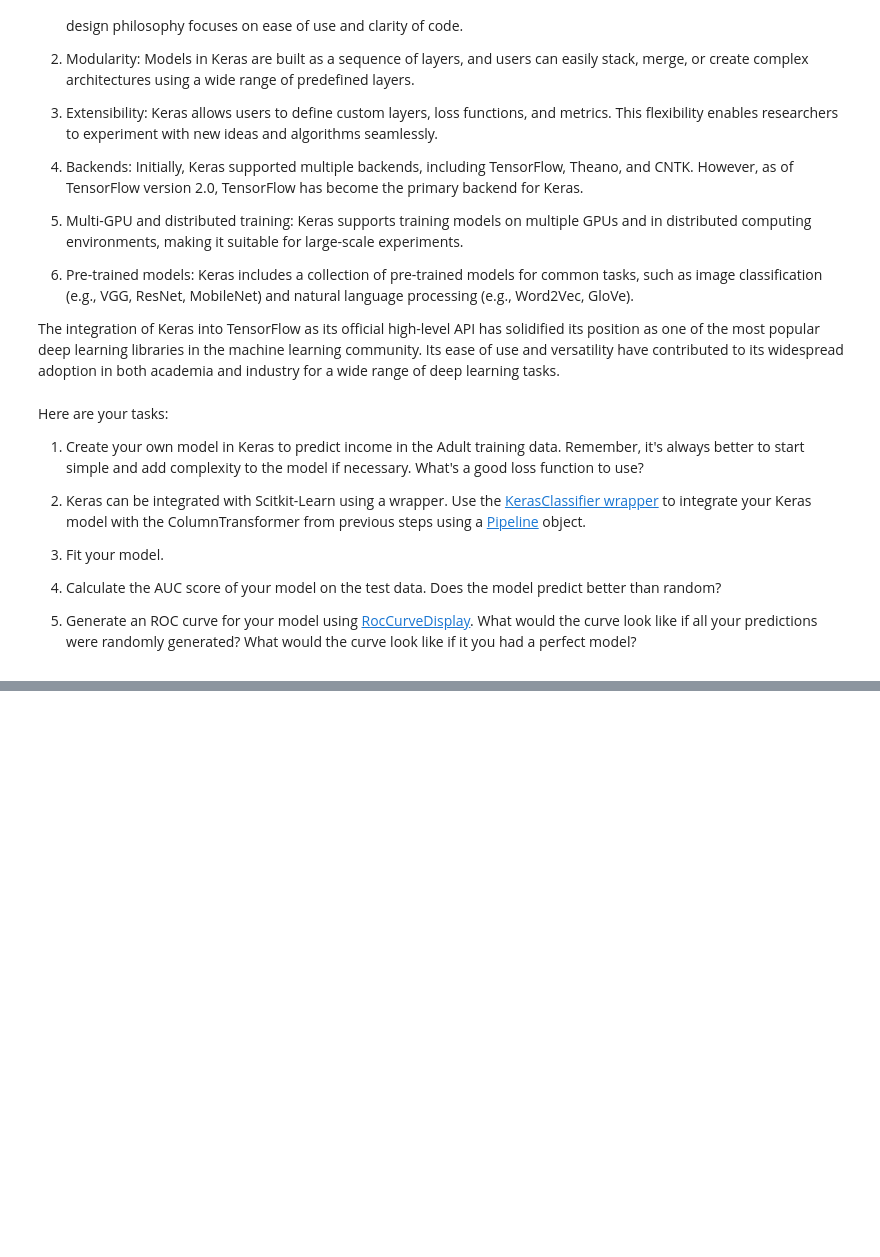
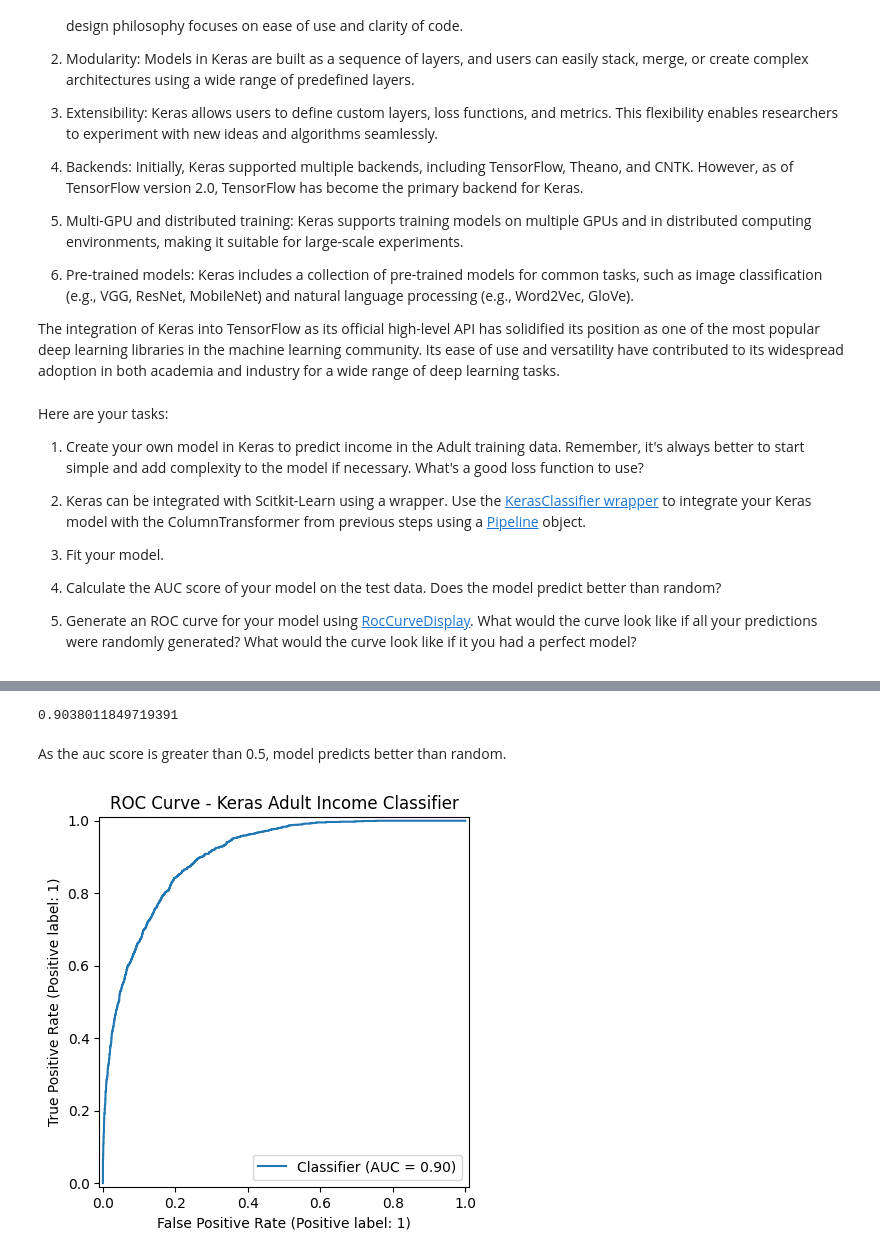
Before and after one commit to balindrarayamajhi/spring-board-mle-projects, a Jupyter notebook: Student_MLE_MiniProject_Deep_Learning.ipynb, the cells around one changed output, grey strips where cells are left out. Cells and saved outputs as stored; diff of their text form; code cells hidden in the pictures; blank space fills up the shorter version.

Commit message:
Complete Mini-Project: Training a Deep Learning Model

```diff
--- a/Student_MLE_MiniProject_Deep_Learning.ipynb
+++ b/Student_MLE_MiniProject_Deep_Learning.ipynb
@@ -282,6 +398,20 @@ Here are your tasks:
 # %%
 # Create a Keras classifier
+# %%
+keras_clf = KerasClassifier(
+    model=build_model(),
+    epochs=10,
+    batch_size=32,
+    verbose=0
+)
 # %%
 # Create the scikit-learn pipeline
+# %%
+pipeline = Pipeline(steps=[
+    ("preprocessor", preprocessor),
+    ("classifier", keras_clf)
+])
 # %%
 # Fit the pipeline on the training data
+# %%
+pipeline.fit(X_train, y_train)
@@ -288,5 +434,14 @@ Here are your tasks:
 # %%
 # Calculate the AUC score of your model on the test data.
 # Does the model predict better than random?
+# %%
+y_pred_proba = pipeline.predict_proba(X_test)[:, 1]
+model_auc = roc_auc_score(y_test, y_pred_proba)
+# %%
+model_auc
+# %% [output]
+0.9038011849719391
+# %% [markdown]
+As the auc score is greater than 0.5, model predicts better than random.
 # %%
 # Generate an ROC curve for your model.
@@ -292,0 +450,6 @@ Here are your tasks:
+# %%
+RocCurveDisplay.from_predictions(y_test, y_pred_proba)
+plt.title("ROC Curve - Keras Adult Income Classifier")
+plt.show()
+# %% [output]
+[figure, added]
```
Also changed, not shown: parts of 16 cells of this notebook.
